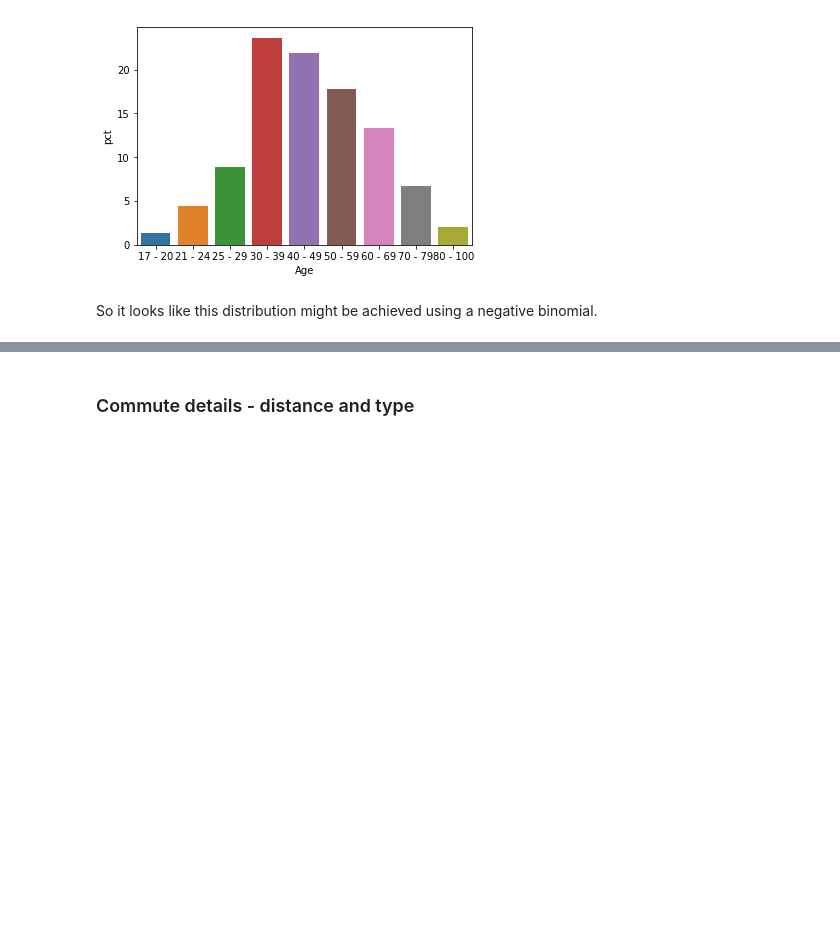
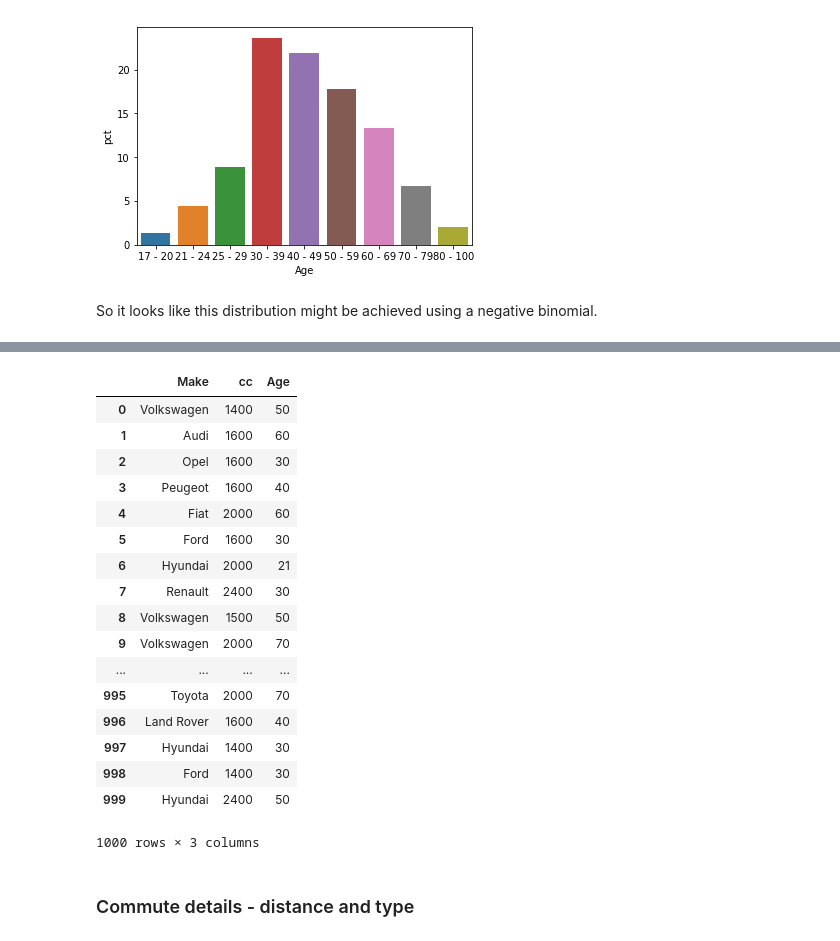
Before and after one commit to G00364778/52465_project, a Jupyter notebook: creating_a_realistic_fictional_dataset.ipynb, the cells around one changed output, grey strips where cells are left out. Cells and saved outputs as stored; diff of their text form; code cells hidden in the pictures; blank space fills up the shorter version.

```diff
--- a/creating_a_realistic_fictional_dataset.ipynb
+++ b/creating_a_realistic_fictional_dataset.ipynb
@@ -415,3 +405,32 @@ array([15, 29, 31, 34, 35, 35, 36, 38, 39, 40, 40, 40, 40, 41, 42, 42, 45,
+# %%
+#import numpy as np
+age=[17, 21, 25, 30, 40, 50, 60, 70, 80]
+
+dist=np.array([1.3, 4.5, 8.9, 23.6, 21.8, 17.7, 13.3, 6.7, 2.2])
+dist=dist/100
+sum(dist)
+
+df['Age']=rnd.choice(age,1000,p=dist)
+df
+# %% [output]
+|  | Make | cc | Age |
+| 0 | Volkswagen | 1400 | 50 |
+| 1 | Audi | 1600 | 60 |
+| 2 | Opel | 1600 | 30 |
+| 3 | Peugeot | 1600 | 40 |
+| 4 | Fiat | 2000 | 60 |
+| 5 | Ford | 1600 | 30 |
+| 6 | Hyundai | 2000 | 21 |
+| 7 | Renault | 2400 | 30 |
+| 8 | Volkswagen | 1500 | 50 |
+| 9 | Volkswagen | 2000 | 70 |
+| ... | ... | ... | ... |
+| 995 | Toyota | 2000 | 70 |
+| 996 | Land Rover | 1600 | 40 |
+| 997 | Hyundai | 1400 | 30 |
+| 998 | Ford | 1400 | 30 |
+| 999 | Hyundai | 2400 | 50 |
+1000 rows × 3 columns
 # %% [markdown]
 ### Commute details - distance and type
 # %% [markdown]
```
Also changed, not shown: parts of 9 cells of this notebook.
